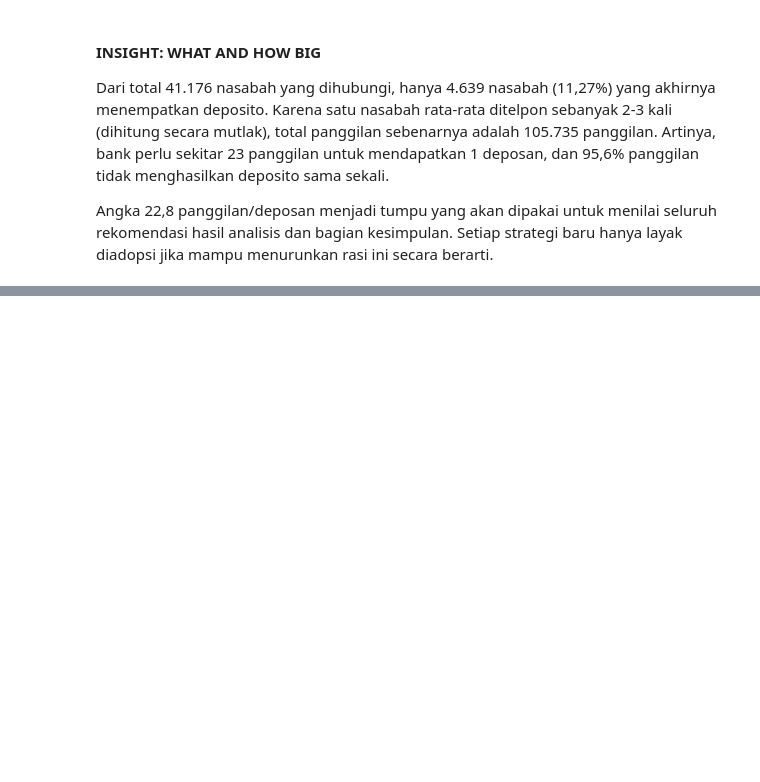
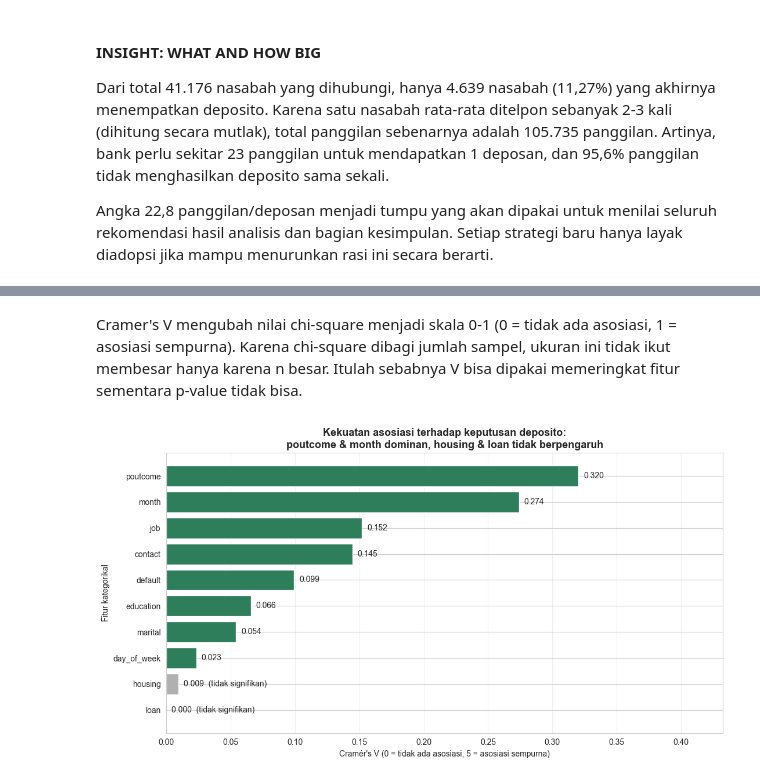
Before and after one commit to mdevx3/Final-Project-Purwadhika, a Jupyter notebook: Final_Project_Purwadhika.ipynb, the cells around one changed output, grey strips where cells are left out. Saved outputs shown, nothing was run; the diff lists cells and outputs as text; code cells hidden in the pictures; blank space fills up the shorter version.

```diff
--- a/Final_Project_Purwadhika.ipynb
+++ b/Final_Project_Purwadhika.ipynb
@@ -822,0 +872,38 @@ Categories (6, object): ['<25' < '25-34' < '35-44' < '45-54' < '55-64' < '65+']
+# %% [markdown]
+Cramer's V mengubah nilai chi-square menjadi skala 0-1 (0 = tidak ada asosiasi, 1 = asosiasi sempurna). Karena chi-square dibagi jumlah sampel, ukuran ini tidak ikut membesar hanya karena n besar. Itulah sebabnya V bisa dipakai memeringkat fitur sementara p-value tidak bisa.
+# %%
+def cramers_v(x, y):
+    ct = pd.crosstab(x, y)
+    chi2 = stats.chi2_contingency(ct)[0]
+    n = ct.values.sum()
+    phi2 = chi2 / n
+    r, k = ct.shape
+    phi2corr = max(0, phi2 - ((k - 1) * (r - 1)) / (n - 1))
+    rcorr = r - ((r - 1) ** 2) / (n - 1)
+    kcorr = k - ((k - 1) ** 2) / (n - 1)
+    return np.sqrt(phi2corr / min(kcorr - 1, rcorr - 1))
+
+test['cramers_v'] = [round(cramers_v(df_clean[f], df_clean['y']), 4) for f in test['feature']]
+test['kekuatan'] = pd.cut(test['cramers_v'], bins=[-1, .05, .10, .20, 1],
+                         labels=['sangat lemah', 'lemah', 'sedang', 'kuat'])
+test = test.sort_values('cramers_v', ascending=False).reset_index(drop=True)
+
+fig, ax = plt.subplots(figsize=(11, 6))
+warna = np.where(test['p_value'] < 0.05, '#2E7D5B', '#B0B0B0')
+ax.barh(test['feature'][::-1], test['cramers_v'][::-1], color=warna[::-1])
+for i, (v, p) in enumerate(zip(test['cramers_v'][::-1], test['p_value'][::-1])):
+    ax.text(v + .004, i, f"{v:.3f}" + ('' if p < 0.05 else '  (tidak signifikan)'),
+            va='center', fontsize=10)
+ax.set_xlabel("Cramér's V (0 = tidak ada asosiasi, 5 = asosiasi sempurna)")
+ax.set_ylabel('Fitur kategorikal')
+ax.set_xlim(0, test['cramers_v'].max() * 1.35)
+ax.set_title("Kekuatan asosiasi terhadap keputusan deposito:\n"
+             "poutcome & month dominan, housing & loan tidak berpengaruh",
+             fontsize=13, weight='bold')
+ax.grid(axis='x', alpha=.3)
+plt.tight_layout(); plt.show()
+
+display(test[['feature', 'chi2_stat', 'p_value', 'cramers_v', 'kekuatan', 'kesimpulan']]
+        .style.format({'p_value': '{:.3e}'}))
+# %% [output]
+[figure, added]
```
Also changed, not shown: parts of 31 cells of this notebook.
